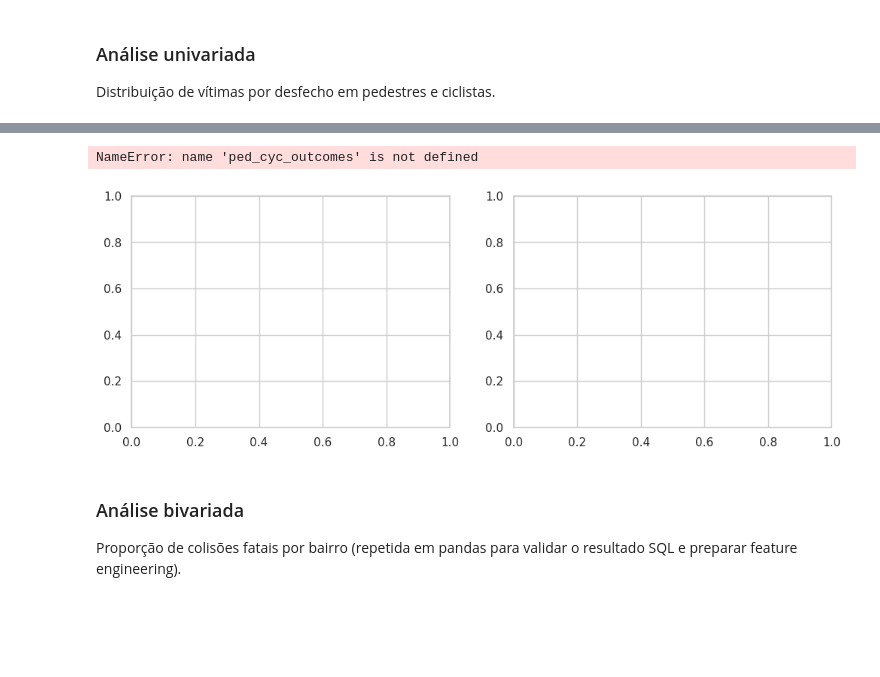
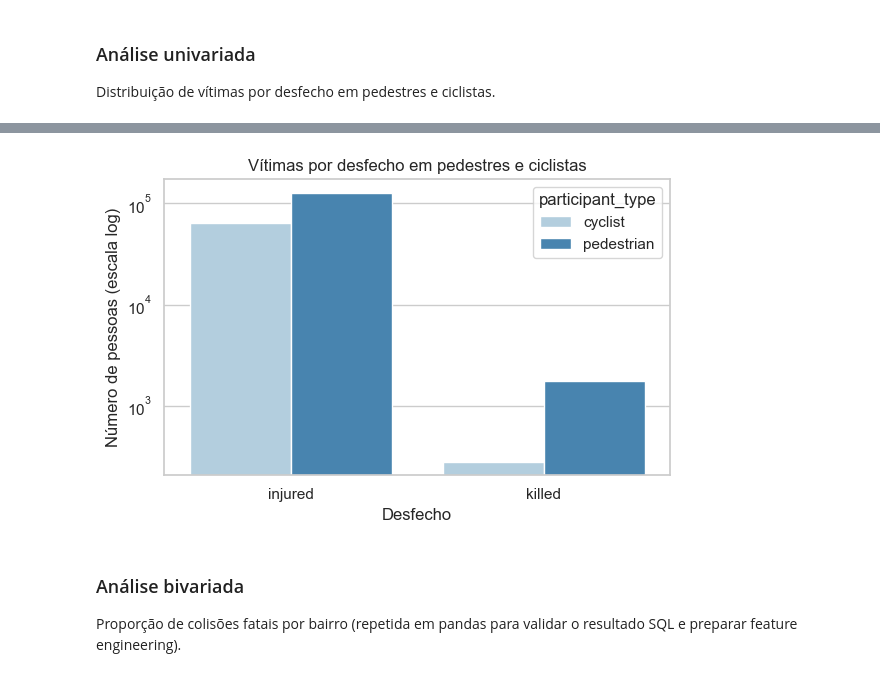
Before and after one commit to EduTiyo/data_science, a Jupyter notebook: exploratory_analysis.ipynb, the cells around one changed output, grey strips where cells are left out. Cells and saved outputs as stored; diff of their text form; code cells hidden in the pictures; blank space fills up the shorter version.

```diff
--- a/exploratory_analysis.ipynb
+++ b/exploratory_analysis.ipynb
@@ -446,14 +453,14 @@ ped_cyc_outcomes
 # %%
 plt.figure(figsize=(6, 4))
 sns.barplot(data=ped_cyc_outcomes, x='injury_outcome', y='people_count', hue='participant_type', palette='Blues')
+plt.yscale('log')
 plt.title('Vítimas por desfecho em pedestres e ciclistas')
 plt.xlabel('Desfecho')
-plt.ylabel('Número de pessoas')
+plt.ylabel('Número de pessoas (escala log)')
 plt.tight_layout()
 plt.show()
 # %% [output]
-NameError: name 'ped_cyc_outcomes' is not defined
-[figure, old version]
+[figure, new version]
 # %% [markdown]
 ### Análise bivariada
 Proporção de colisões fatais por bairro (repetida em pandas para validar o resultado SQL e preparar feature engineering).
```
Also changed, not shown: parts of 16 cells of this notebook, 4 other files.
